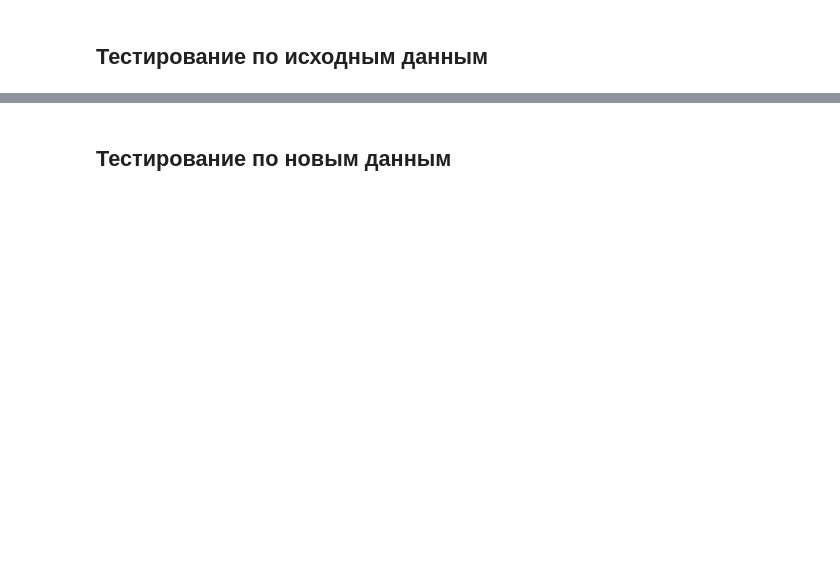
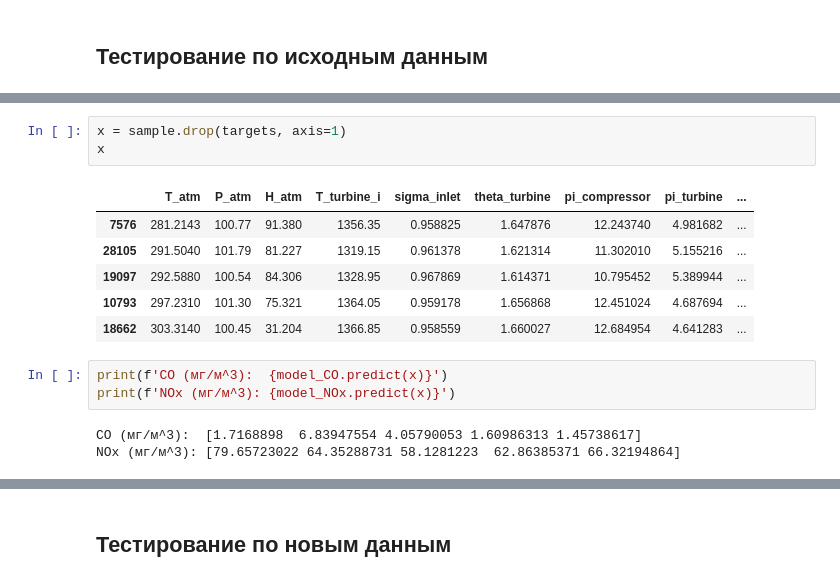
Before and after one commit to ParkhomenkoDV/gte_emissions, a Jupyter notebook: gte_emissions.ipynb, the cells around one changed output, grey strips where cells are left out. Drawn from its saved outputs; the diff is of its cells as text; blank space fills up the shorter version.

```diff
--- a/gte_emissions.ipynb
+++ b/gte_emissions.ipynb
@@ -852,0 +891,16 @@ model_CO.predict(), model_NOx.predict()
+# %%
+x = sample.drop(targets, axis=1)
+x
+# %% [output]
+|  | T_atm | P_atm | H_atm | T_turbine_i | sigma_inlet | theta_turbine | pi_compressor | pi_turbine | ... |
+| 7576 | 281.2143 | 100.77 | 91.380 | 1356.35 | 0.958825 | 1.647876 | 12.243740 | 4.981682 | ... |
+| 28105 | 291.5040 | 101.79 | 81.227 | 1319.15 | 0.961378 | 1.621314 | 11.302010 | 5.155216 | ... |
+| 19097 | 292.5880 | 100.54 | 84.306 | 1328.95 | 0.967869 | 1.614371 | 10.795452 | 5.389944 | ... |
+| 10793 | 297.2310 | 101.30 | 75.321 | 1364.05 | 0.959178 | 1.656868 | 12.451024 | 4.687694 | ... |
+| 18662 | 303.3140 | 100.45 | 31.204 | 1366.85 | 0.958559 | 1.660027 | 12.684954 | 4.641283 | ... |
+# %%
+print(f'CO (мг/м^3):  {model_CO.predict(x)}')
+print(f'NOx (мг/м^3): {model_NOx.predict(x)}')
+# %% [output]
+CO (мг/м^3):  [1.7168898  6.83947554 4.05790053 1.60986313 1.45738617]
+NOx (мг/м^3): [79.65723022 64.35288731 58.1281223  62.86385371 66.32194864]
```
Also changed, not shown: parts of 17 cells of this notebook.
